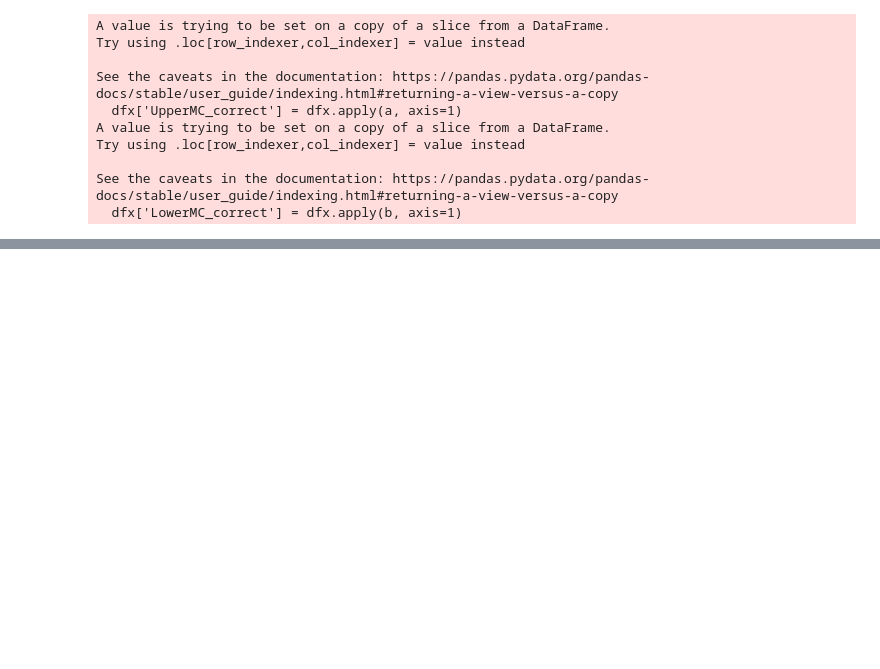
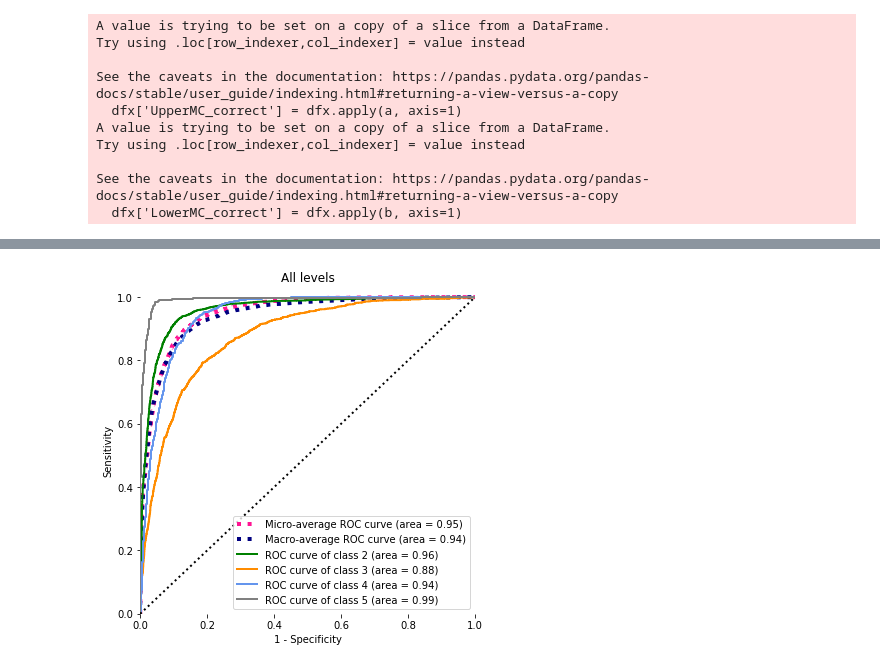
Before and after one commit to TerMcs/agrel_spinenet_external_validation, a Jupyter notebook: notebooks/ROC_curves.ipynb, the cells around one changed output, grey strips where cells are left out. Cells and saved outputs as stored; diff of their text form; code cells hidden in the pictures; blank space fills up the shorter version.

```diff
--- a/notebooks/ROC_curves.ipynb
+++ b/notebooks/ROC_curves.ipynb
@@ -409,0 +397,90 @@ Brier score:
+# %%
+df = dfx
+y_test = df[['gt_pf']].to_numpy()
+y_prediction = df[['Pfirrmann']].to_numpy()
+
+print('Balanced accuracy: ')
+print(balanced_accuracy_score(y_test, y_prediction))
+
+y_test = label_binarize(y_test, classes=[2, 3, 4, 5])
+y_prediction = label_binarize(y_prediction, classes=[2, 3, 4, 5])
+n_classes = y_test.shape[1]
+
+
+
+y_prob = df[["Pfirrmann_probability_1_2_sum", "Pfirrmann_probability_3", "Pfirrmann_probability_4", "Pfirrmann_probability_5"]].to_numpy()
+
+# for i in range(n_classes):
+    # print(balanced_accuracy_score(y_test[:, i], y_prediction[:, i]))
+    # print('Brier score: ')
+    # print(brier_score_loss(y_test[:, i], y_prob[:, i])) #### Warning: I think this is the wrong way to do the Brier score
+
+fpr = dict()
+tpr = dict()
+roc_auc = dict()
+for k in range(n_classes):
+    fpr[k], tpr[k], _ = roc_curve(y_test[:, k], y_prob[:, k])
+    roc_auc[k] = auc(fpr[k], tpr[k])
+
+# Compute micro-average ROC curve and ROC area
+fpr["micro"], tpr["micro"], _ = roc_curve(y_test.ravel(), y_prob.ravel())
+roc_auc["micro"] = auc(fpr["micro"], tpr["micro"])
+
+#### For overlaid ROC plots ####
+# First aggregate all false positive rates
+all_fpr = np.unique(np.concatenate([fpr[i] for i in range(n_classes)]))
+
+# Then interpolate all ROC curves at this points
+mean_tpr = np.zeros_like(all_fpr)
+for i in range(n_classes):
+    mean_tpr += np.interp(all_fpr, fpr[i], tpr[i])
+
+# Finally average it and compute AUC
+mean_tpr /= n_classes
+
+fpr["macro"] = all_fpr
+tpr["macro"] = mean_tpr
+roc_auc["macro"] = auc(fpr["macro"], tpr["macro"])
+
+# Plot all ROC curves
+plt.figure(figsize=(6, 6))
+plt.plot(
+    fpr["micro"],
+    tpr["micro"],
+    label="Micro-average ROC curve (area = {0:0.2f})".format(roc_auc["micro"]),
+    color="deeppink",
+    linestyle=":",
+    linewidth=4,
+)
+
+plt.plot(
+    fpr["macro"],
+    tpr["macro"],
+    label="Macro-average ROC curve (area = {0:0.2f})".format(roc_auc["macro"]),
+    color="navy",
+    linestyle=":",
+    linewidth=4,
+)
+
+colors = cycle(["green", "darkorange", "cornflowerblue", "gray"])
+for i, color in zip(range(n_classes), colors):
+    plt.plot(
+        fpr[i],
+        tpr[i],
+        color=color,
+        lw=lw,
+        label="ROC curve of class {0} (area = {1:0.2f})".format(i+2, roc_auc[i]),
+    )
+
+plt.plot([0, 1], [0, 1], color="black", lw=2, linestyle="dotted")
+plt.xlim([0.0, 1.0])
+plt.ylim([0.0, 1.03])
+plt.xlabel("1 - Specificity")
+plt.ylabel("Sensitivity")
+plt.title('All levels')
+plt.legend(loc="lower right")
+plt.box(False)
+
+plt.savefig(f'../outputs/ROC_Pfirrmann_grade_all.svg')
+plt.show()
+# %% [output]
@@ -409,0 +489 @@ Brier score:
+[figure, added]
```
Also changed, not shown: parts of 7 cells of this notebook, 3 other files.
